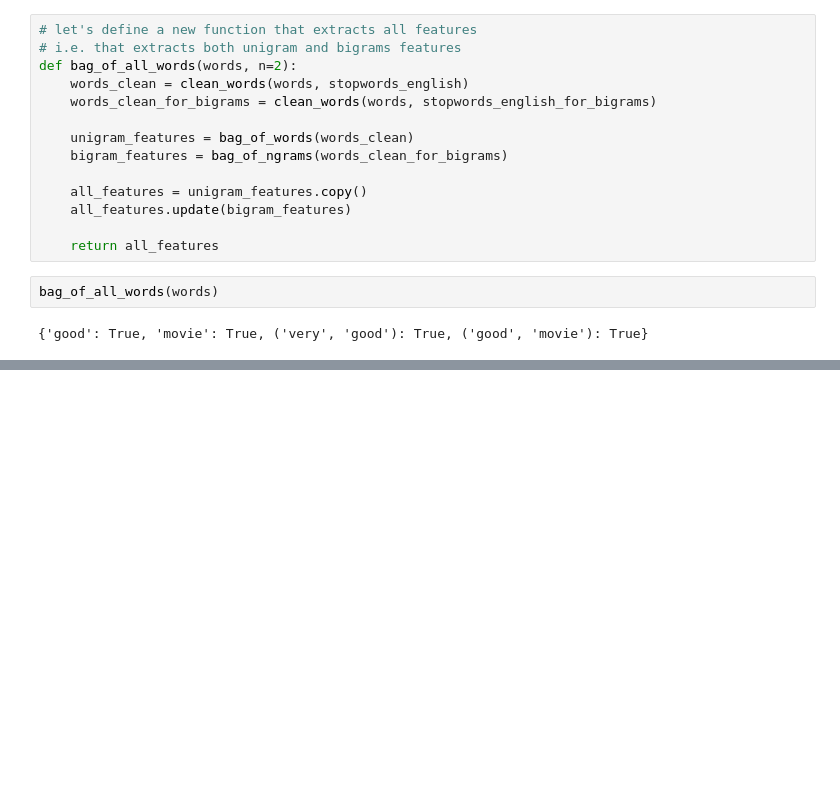
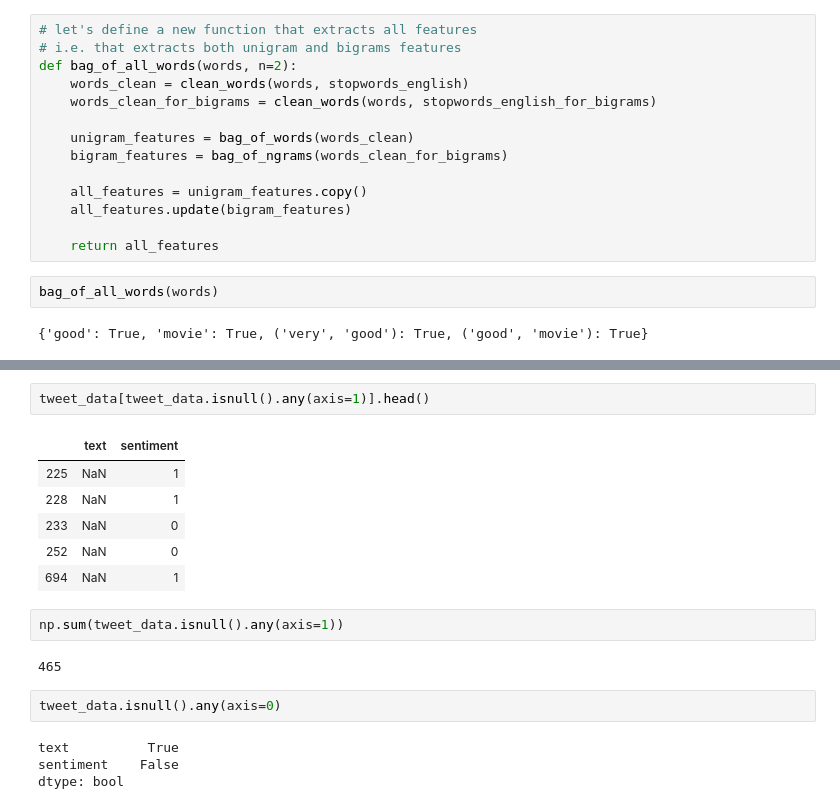
Before and after one commit to aidenerdogan/Data-Science-and-Machine-Learning-Tutorial, a Jupyter notebook: sentiment analysis/sentiment_analysis1.ipynb, the cells around one changed output, grey strips where cells are left out. Cells and saved outputs as stored; diff of their text form; blank space fills up the shorter version.

```diff
--- a/sentiment analysis/sentiment_analysis1.ipynb
+++ b/sentiment analysis/sentiment_analysis1.ipynb
@@ -124,0 +148,19 @@ tweet_data = pandas.read_csv('clean_tweet2.csv')
+# %%
+tweet_data[tweet_data.isnull().any(axis=1)].head()
+# %% [output]
+|  | text | sentiment |
+| 225 | NaN | 1 |
+| 228 | NaN | 1 |
+| 233 | NaN | 0 |
+| 252 | NaN | 0 |
+| 694 | NaN | 1 |
+# %%
+np.sum(tweet_data.isnull().any(axis=1))
+# %% [output]
+465
+# %%
+tweet_data.isnull().any(axis=0)
+# %% [output]
+text          True
+sentiment    False
+dtype: bool
```
Also changed, not shown: parts of 38 cells of this notebook, 2 other files.
